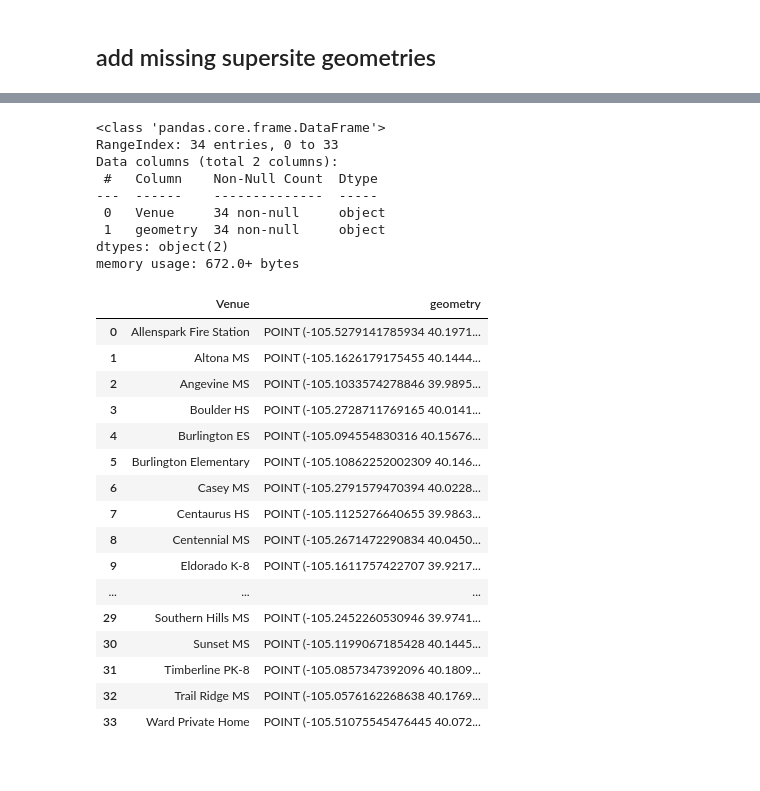
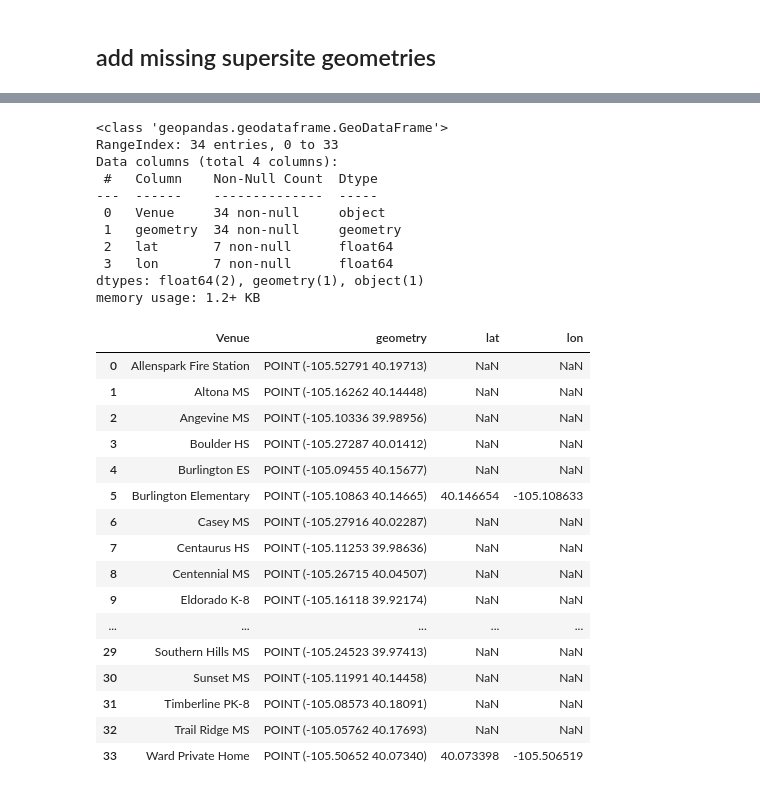
Before and after one commit to bnorikane/supersiteDB, a Jupyter notebook: supersite_locations_etl.ipynb, the cells around one changed output, grey strips where cells are left out. Cells and saved outputs as stored; diff of their text form; code cells hidden in the pictures.

```diff
--- a/supersite_locations_etl.ipynb
+++ b/supersite_locations_etl.ipynb
@@ -36,6 +37,9 @@ ssalt = gpd.read_file('data/ss_short_2024_alternate.geojson', driver='GEOJSON')
 # combine all rows in ss2024 and ssalt
 ssall = pd.concat([ss2024, ssalt]).sort_values('Venue').reset_index(drop=True)
 
+# add lat and lon columns to ssall
+ssall[['lat', 'lon']] = np.NaN
+
 ssall.info()
 ssall
 # %% [output]
@@ -170,11 +185,11 @@ ss_locations.to_excel('data/ss_locations.xlsx')
 ## add missing supersite geometries
 # %%
 # get geometry for 2024 Supersites that are missing in ssall
-ssnew2024 = pd.read_excel('data/ss_locations_missing.xlsx', sheet_name='missingVenues', skiprows=0  ).dropna()
-# ssnew2024 = pd.read_excel('data/ss_locations.xlsx')
+ssmissing = pd.read_excel('data/ss_locations_missing.xlsx', sheet_name='missingVenues', skiprows=0,  ).dropna()
 
-ssnew2024.info()
-ssnew2024
+
+ssmissing.info()
+ssmissing
 # %% [output]
 <class 'pandas.core.frame.DataFrame'>
 Index: 7 entries, 0 to 6
@@ -201,0 +218,5 @@ memory usage: 504.0+ bytes
+# %%
+ssmissinggdf = gpd.GeoDataFrame(ssmissing, geometry=gpd.points_from_xy(ssmissing['lon'], ssmissing['lat']), crs='EPSG:4326' )
+
+ssmissinggdf.info()
+ssmissinggdf
@@ -202,38 +254,40 @@ memory usage: 504.0+ bytes
 # %%
 # add new supersites to ssall
 
 dropcols = ['Column1', 'supersite', 'dems',
        'attendee_forecast', 'total_precincts', 'pctlist']
 
-ssall = pd.concat([ssall, ssnew2024]).drop(columns=dropcols).sort_values('Venue').reset_index(drop=True)
+ssall = pd.concat([ssall, ssmissinggdf]).drop(columns=dropcols).sort_values('Venue').reset_index(drop=True)
 
 ssall.info()
 ssall
 # POINT(-105.10862252002309 40.1466293875446 )
 # %% [output]
-<class 'pandas.core.frame.DataFrame'>
+<class 'geopandas.geodataframe.GeoDataFrame'>
 RangeIndex: 34 entries, 0 to 33
-Data columns (total 2 columns):
+Data columns (total 4 columns):
  #   Column    Non-Null Count  Dtype
 ---  ------    --------------  -----
  0   Venue     34 non-null     object
- 1   geometry  34 non-null     object
-dtypes: object(2)
-memory usage: 672.0+ bytes
+ 1   geometry  34 non-null     geometry
+ 2   lat       7 non-null      float64
+ 3   lon       7 non-null      float64
+dtypes: float64(2), geometry(1), object(1)
+memory usage: 1.2+ KB
-|  | Venue | geometry |
-| 0 | Allenspark Fire Station | POINT (-105.5279141785934 40.1971... |
-| 1 | Altona MS | POINT (-105.1626179175455 40.1444... |
-| 2 | Angevine MS | POINT (-105.1033574278846 39.9895... |
-| 3 | Boulder HS | POINT (-105.2728711769165 40.0141... |
-| 4 | Burlington ES | POINT (-105.094554830316 40.15676... |
-| 5 | Burlington Elementary | POINT (-105.10862252002309 40.146... |
-| 6 | Casey MS | POINT (-105.2791579470394 40.0228... |
-| 7 | Centaurus HS | POINT (-105.1125276640655 39.9863... |
-| 8 | Centennial MS | POINT (-105.2671472290834 40.0450... |
-| 9 | Eldorado K-8 | POINT (-105.1611757422707 39.9217... |
-| ... | ... | ... |
-| 29 | Southern Hills MS | POINT (-105.2452260530946 39.9741... |
-| 30 | Sunset MS | POINT (-105.1199067185428 40.1445... |
-| 31 | Timberline PK-8 | POINT (-105.0857347392096 40.1809... |
-| 32 | Trail Ridge MS | POINT (-105.0576162268638 40.1769... |
-| 33 | Ward Private Home | POINT (-105.51075545476445 40.072... |
+|  | Venue | geometry | lat | lon |
+| 0 | Allenspark Fire Station | POINT (-105.52791 40.19713) | NaN | NaN |
+| 1 | Altona MS | POINT (-105.16262 40.14448) | NaN | NaN |
+| 2 | Angevine MS | POINT (-105.10336 39.98956) | NaN | NaN |
+| 3 | Boulder HS | POINT (-105.27287 40.01412) | NaN | NaN |
+| 4 | Burlington ES | POINT (-105.09455 40.15677) | NaN | NaN |
+| 5 | Burlington Elementary | POINT (-105.10863 40.14665) | 40.146654 | -105.108633 |
+| 6 | Casey MS | POINT (-105.27916 40.02287) | NaN | NaN |
+| 7 | Centaurus HS | POINT (-105.11253 39.98636) | NaN | NaN |
+| 8 | Centennial MS | POINT (-105.26715 40.04507) | NaN | NaN |
+| 9 | Eldorado K-8 | POINT (-105.16118 39.92174) | NaN | NaN |
+| ... | ... | ... | ... | ... |
+| 29 | Southern Hills MS | POINT (-105.24523 39.97413) | NaN | NaN |
+| 30 | Sunset MS | POINT (-105.11991 40.14458) | NaN | NaN |
+| 31 | Timberline PK-8 | POINT (-105.08573 40.18091) | NaN | NaN |
+| 32 | Trail Ridge MS | POINT (-105.05762 40.17693) | NaN | NaN |
+| 33 | Ward Private Home | POINT (-105.50652 40.07340) | 40.073398 | -105.506519 |
```
Also changed, not shown: parts of 12 cells of this notebook, 1 other file.
